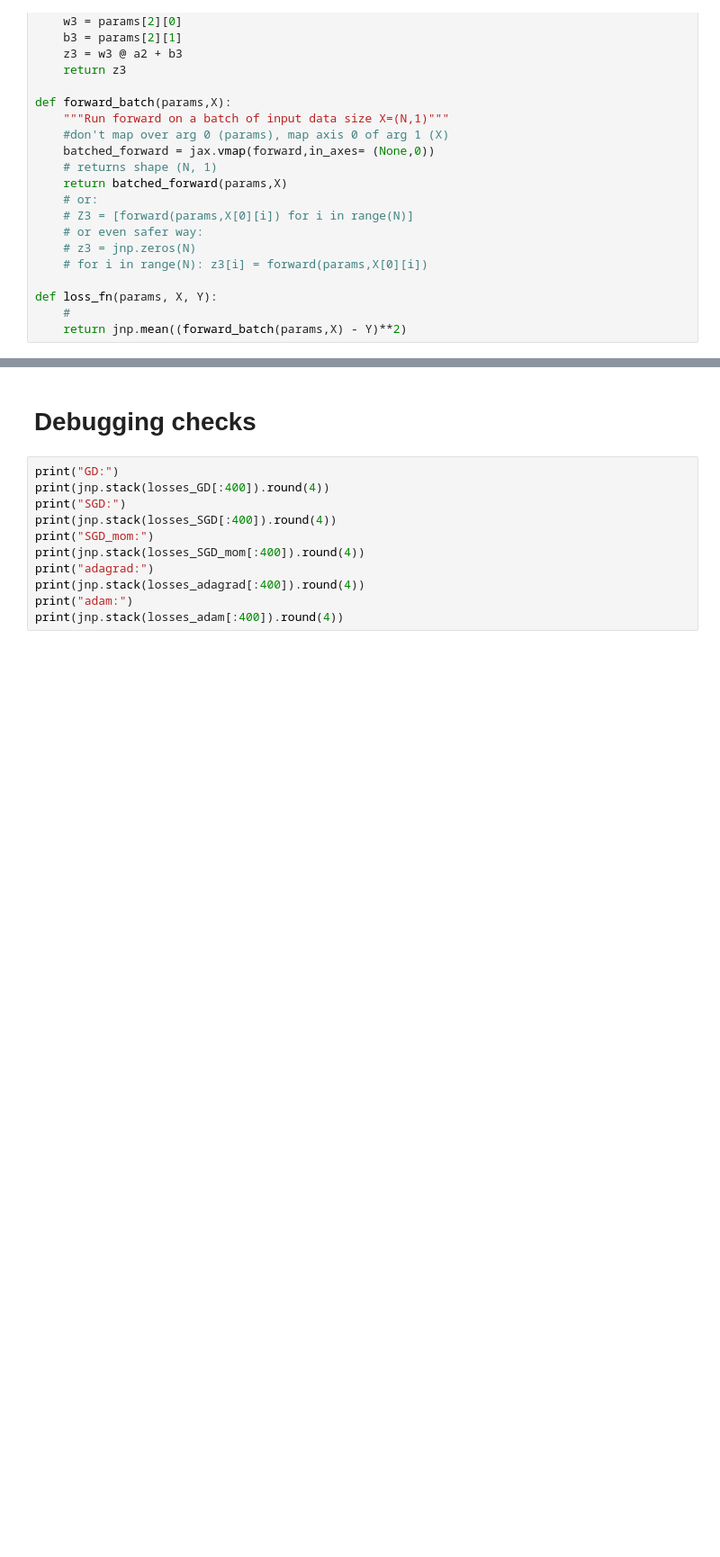
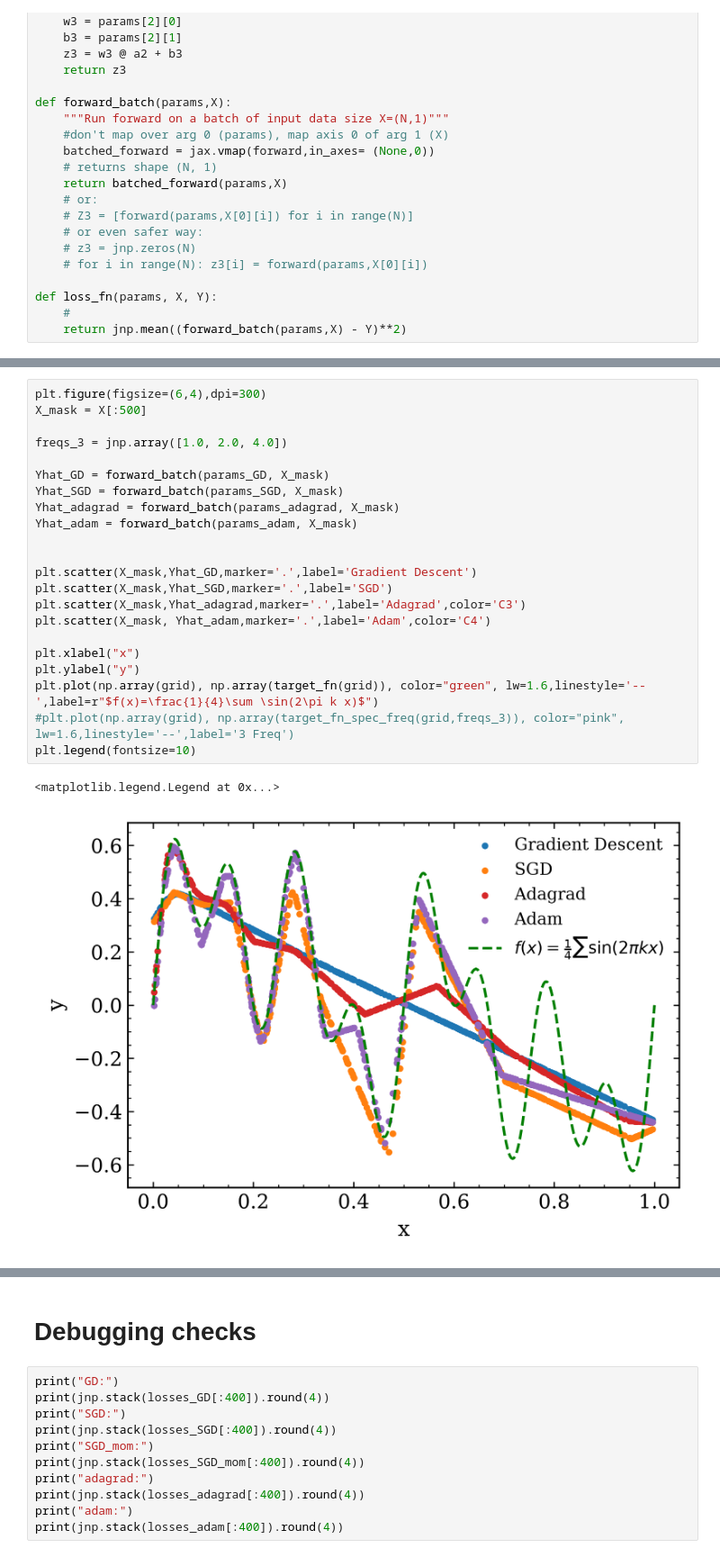
Before and after one commit to chrissellgren/ML_f26, a Jupyter notebook: lab1/lab1.ipynb, the cells around one changed output, grey strips where cells are left out. Shown at 90% size. Drawn from its saved outputs; the diff is of its cells as text; blank space fills up the shorter version.

```diff
--- a/lab1/lab1.ipynb
+++ b/lab1/lab1.ipynb
@@ -364,0 +399,25 @@ Text(0, 0.5, 'Loss')
+# %%
+plt.figure(figsize=(6,4),dpi=300)
+X_mask = X[:500]
+
+freqs_3 = jnp.array([1.0, 2.0, 4.0])
+
+Yhat_GD = forward_batch(params_GD, X_mask)
+Yhat_SGD = forward_batch(params_SGD, X_mask)
+Yhat_adagrad = forward_batch(params_adagrad, X_mask)
+Yhat_adam = forward_batch(params_adam, X_mask)
+
+
+plt.scatter(X_mask,Yhat_GD,marker='.',label='Gradient Descent')
+plt.scatter(X_mask,Yhat_SGD,marker='.',label='SGD')
+plt.scatter(X_mask,Yhat_adagrad,marker='.',label='Adagrad',color='C3')
+plt.scatter(X_mask, Yhat_adam,marker='.',label='Adam',color='C4')
+
+plt.xlabel("x")
+plt.ylabel("y")
+plt.plot(np.array(grid), np.array(target_fn(grid)), color="green", lw=1.6,linestyle='--',label=r"$f(x)=\frac{1}{4}\sum \sin(2\pi k x)$")
+#plt.plot(np.array(grid), np.array(target_fn_spec_freq(grid,freqs_3)), color="pink", lw=1.6,linestyle='--',label='3 Freq')
+plt.legend(fontsize=10)
+# %% [output]
+<matplotlib.legend.Legend at 0x...>
+[figure, added]
```
Also changed, not shown: parts of 15 cells of this notebook.
